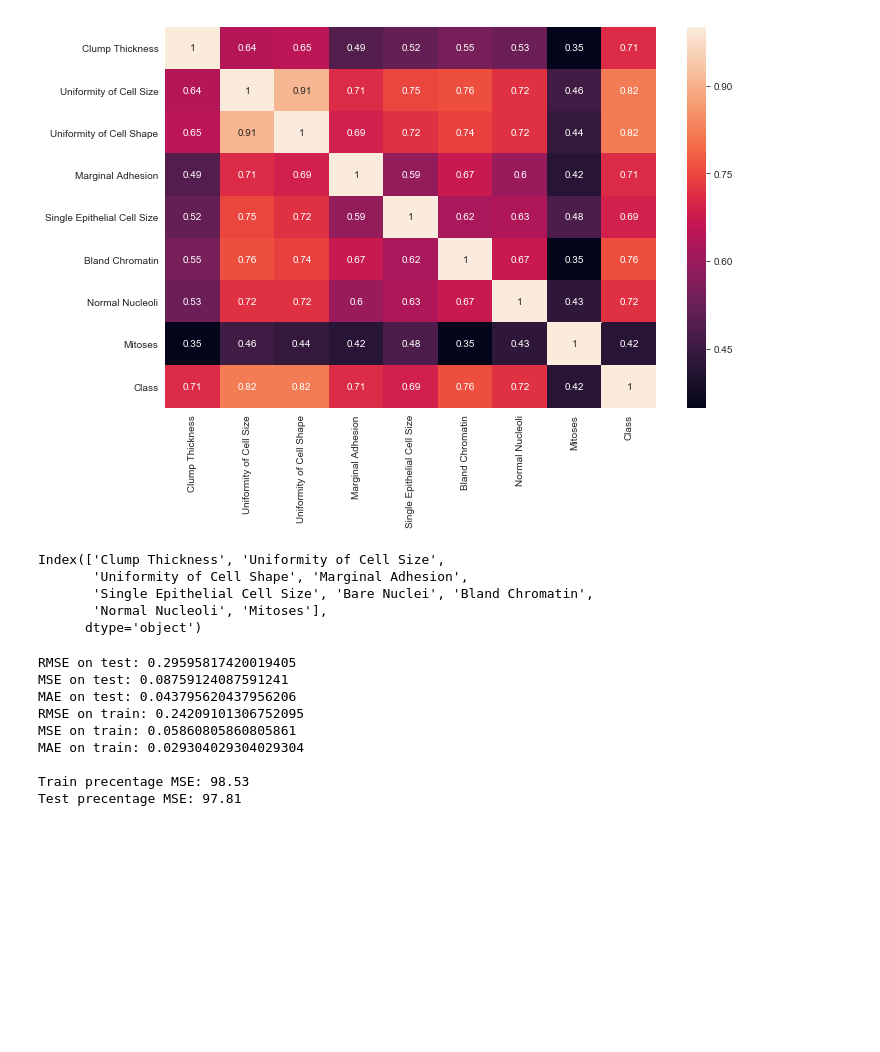
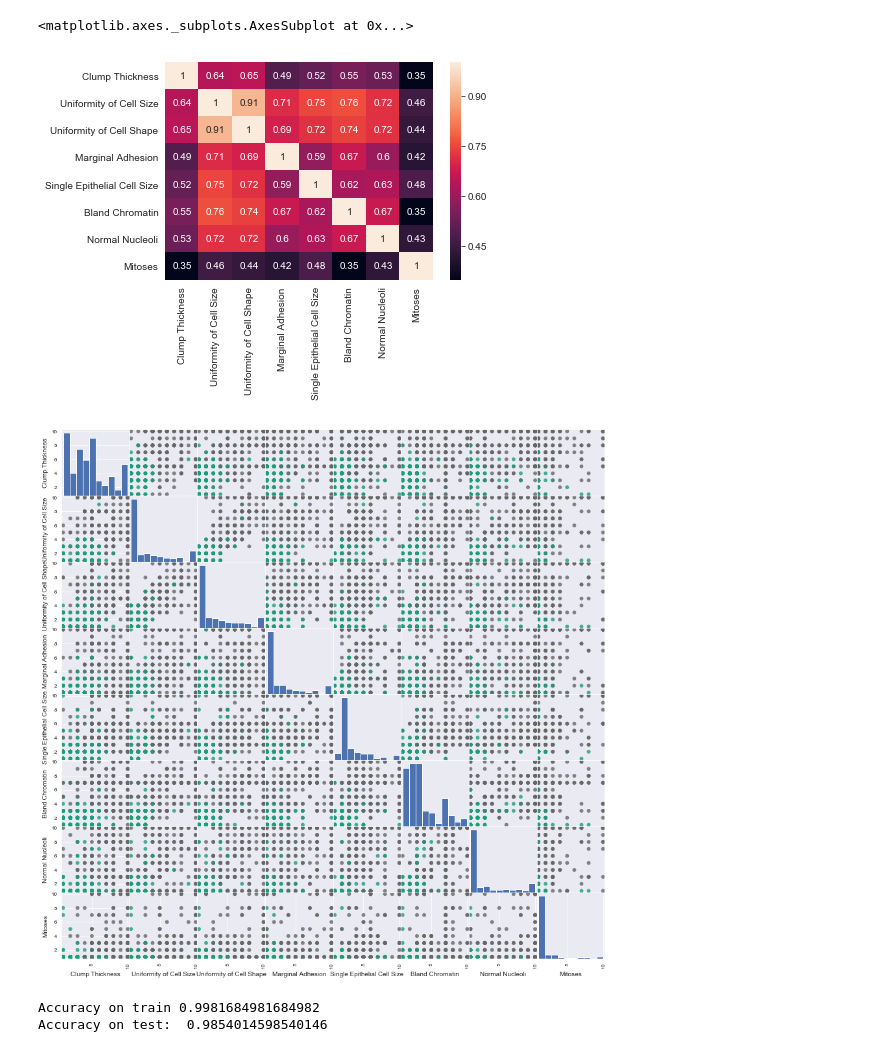
Before and after one commit to MartinKondor/MachineLearning, a Jupyter notebook: notebooks/Breast_Cancer_Wisconsin_(Diag).ipynb, the cells around one changed output. Cells and saved outputs as stored; diff of their text form; code cells hidden in the pictures; blank space fills up the shorter version.

Commit message:
Corrections in plotting and accuracy evaluation

```diff
--- a/notebooks/Breast_Cancer_Wisconsin_(Diag).ipynb
+++ b/notebooks/Breast_Cancer_Wisconsin_(Diag).ipynb
@@ -1,43 +1,39 @@
 # %%
+%matplotlib inline
+%matplotlib notebook
+
 import numpy as np
 import pandas as pd
 import seaborn as sns
 from matplotlib import pyplot as plt
 from sklearn.model_selection import train_test_split
-from sklearn.metrics import mean_squared_error as mse
-from sklearn.metrics import mean_absolute_error as mae
-from sklearn.externals import joblib
-
-from metrics import E
 
 
-sns.set({'figure.figsize': (11,7)})
+sns.set({'figure.figsize': (14, 13)})
 
 # Dataset from: https://archive.ics.uci.edu/ml/datasets/Breast+Cancer+Wisconsin+(Diagnostic)
 df = pd.read_csv('../../datasets/bcw/bcw.csv').dropna()
 del df['id']
 
 df = df[~(df == '?').any(axis=1)]  # remove '?'-d data rows
+
+y = df['Class'].values
+del df['Class']
+X = df.values
 # %%
 sns.heatmap(df.corr().round(2), annot=True)
-plt.show()
-
-y = df['Class'].values
-del df['Class']
-X = df.values
-
-df.columns
 # %% [output]
+<matplotlib.axes._subplots.AxesSubplot at 0x...>
-[figure, old version]
+[figure, new version]
-Index(['Clump Thickness', 'Uniformity of Cell Size',
-       'Uniformity of Cell Shape', 'Marginal Adhesion',
-       'Single Epithelial Cell Size', 'Bare Nuclei', 'Bland Chromatin',
-       'Normal Nucleoli', 'Mitoses'],
-      dtype='object')
+# %%
+pd.plotting.scatter_matrix(df, c=y, alpha=.8, marker='o', s=35, figsize=(15, 15,), cmap='Dark2');
+# %% [output]
+[figure, added]
 # %%
+from sklearn.neural_network import MLPClassifier
+
 X_train, X_test, y_train, y_test = train_test_split(X, y, test_size=.2)
 
-from sklearn.neural_network import MLPClassifier
 model = MLPClassifier(
     hidden_layer_sizes=(450,),
     alpha=0.0001,
@@ -52,21 +48,8 @@ model.fit(X_train, y_train)
 y_pred_train = model.predict(X_train)
 y_pred_test = model.predict(X_test)
 
-E(model, X_train, X_test, y_train, y_test)
-print()
-
-trpp = list(y_train == y_pred_train).count(True)
-tspp = list(y_test == y_pred_test).count(True)
-
-print( 'Train precentage MSE:', round(100*trpp / y_train.shape[0], 2) )
-print( 'Test precentage MSE:', round(100*tspp / y_test.shape[0], 2) )
+print('Accuracy on train', np.mean(y_train == y_pred_train))
+print('Accuracy on test: ', np.mean(y_test == y_pred_test))
 # %% [output]
-RMSE on test: 0.29595817420019405
-MSE on test: 0.08759124087591241
-MAE on test: 0.043795620437956206
-RMSE on train: 0.24209101306752095
-MSE on train: 0.05860805860805861
-MAE on train: 0.029304029304029304
-
-Train precentage MSE: 98.53
-Test precentage MSE: 97.81
+Accuracy on train 0.9981684981684982
+Accuracy on test:  0.9854014598540146
```
Also changed, not shown: 8 other files.
